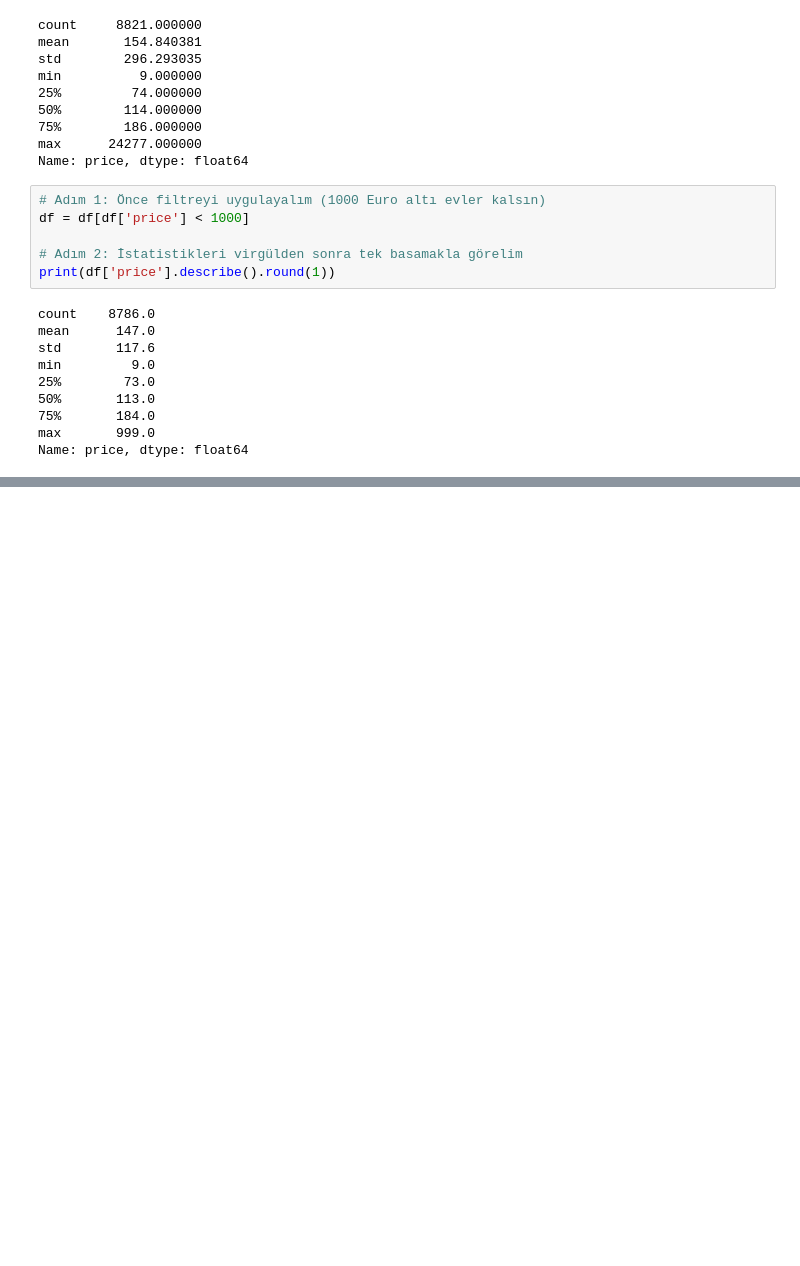
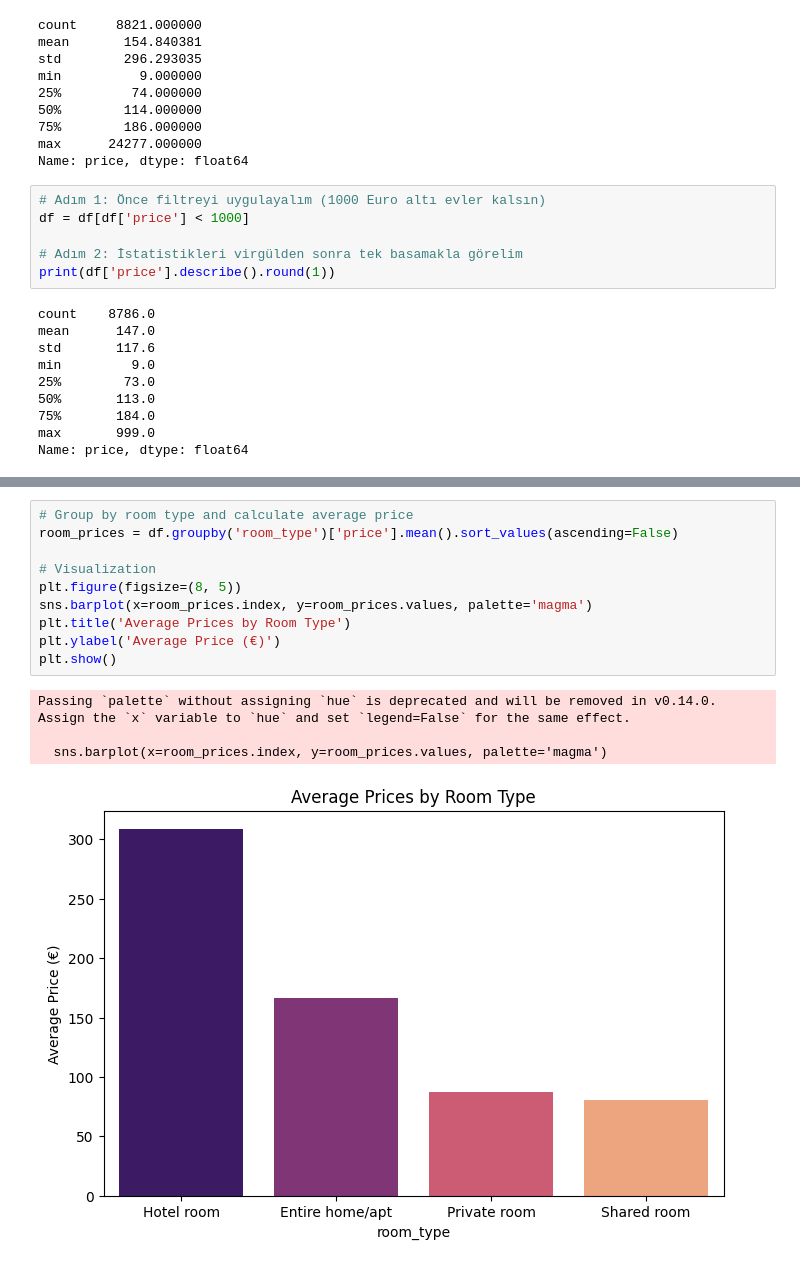
Before and after one commit to aycaya/AI-Projects, a Jupyter notebook: 01_Berlin_Airbnb_Analysis.ipynb, the cells around one changed output, grey strips where cells are left out. Cells and saved outputs as stored; diff of their text form; blank space fills up the shorter version.

```diff
--- a/01_Berlin_Airbnb_Analysis.ipynb
+++ b/01_Berlin_Airbnb_Analysis.ipynb
@@ -110 +123,16 @@ Passing `palette` without assigning `hue` is deprecated and will be removed in v
 [figure]
+# %%
+# Group by room type and calculate average price
+room_prices = df.groupby('room_type')['price'].mean().sort_values(ascending=False)
+
+# Visualization
+plt.figure(figsize=(8, 5))
+sns.barplot(x=room_prices.index, y=room_prices.values, palette='magma')
+plt.title('Average Prices by Room Type')
+plt.ylabel('Average Price (€)')
+plt.show()
+# %% [output]
+Passing `palette` without assigning `hue` is deprecated and will be removed in v0.14.0. Assign the `x` variable to `hue` and set `legend=False` for the same effect.
+
+  sns.barplot(x=room_prices.index, y=room_prices.values, palette='magma')
+[figure, added]
```
Also changed, not shown: parts of 5 cells of this notebook.
